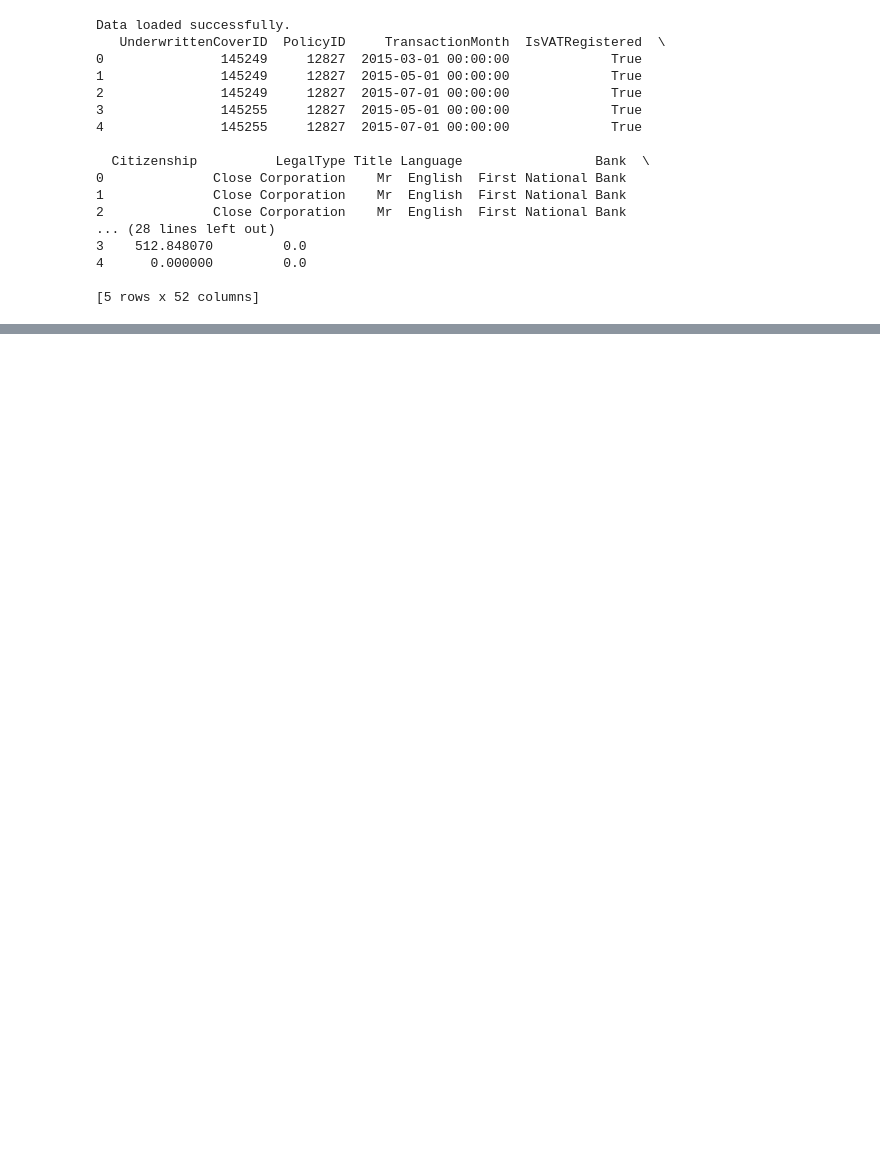
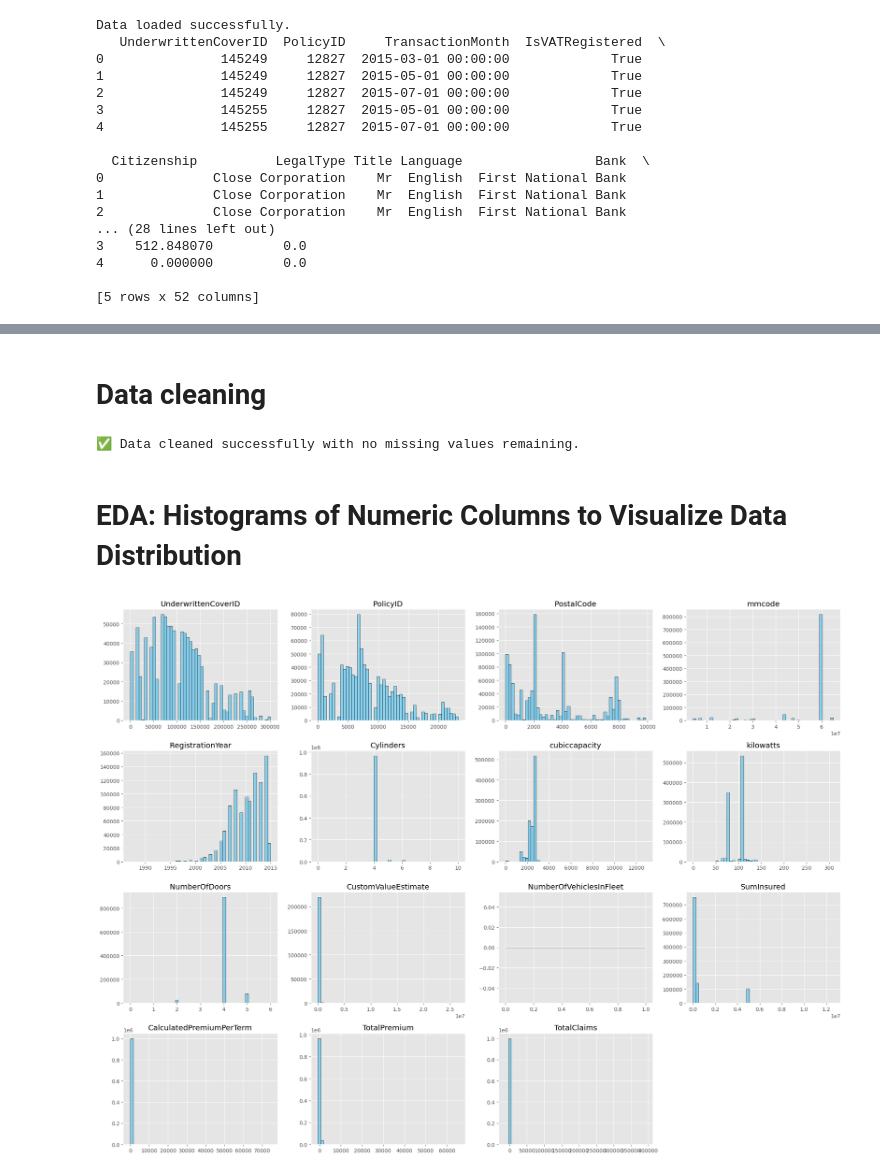
Before and after one commit to Mzluci9/-Insurance_Risk-_Analytics_-_Predictive_Modeling, a Jupyter notebook: notebooks/task_1_EDA.ipynb, the cells around one changed output, grey strips where cells are left out. Cells and saved outputs as stored; diff of their text form; code cells hidden in the pictures; blank space fills up the shorter version.

```diff
--- a/notebooks/task_1_EDA.ipynb
+++ b/notebooks/task_1_EDA.ipynb
@@ -36,0 +70,5 @@ Data loaded successfully.
+# %%
+# Initialize and load data
+check_data_quality = checkdataquality(file_path)
+data = check_data_quality.load()
+check_data_quality.show_info()
@@ -36,0 +93,33 @@ Data loaded successfully.
+# %% [markdown]
+# Data cleaning
+# %%
+data_cleaner = cleandataprocessing(data)
+cleaned_data = data_cleaner.clean_missing()
+
+if data_cleaner.no_missing():
+    print("✅ Data cleaned successfully with no missing values remaining.")
+else:
+    print("❌ There are still missing values in the data.")
+# %% [output]
+✅ Data cleaned successfully with no missing values remaining.
+# %% [markdown]
+# EDA: Histograms of Numeric Columns to Visualize Data Distribution
+# %%
+
+
+# Set style (optional)
+plt.style.use('ggplot')
+
+# Plot histograms for all numerical columns
+data.hist(
+    bins=50,         # Number of bins
+    figsize=(20, 15),# Figure size
+    edgecolor='black', # Add borders to bars
+    color='skyblue'     # Set bar color
+)
+
+# Display the plots
+plt.tight_layout()  # Adjust spacing
+plt.show()
+# %% [output]
+[figure, added]
```
Also changed, not shown: parts of 17 cells of this notebook, 2 other files.
